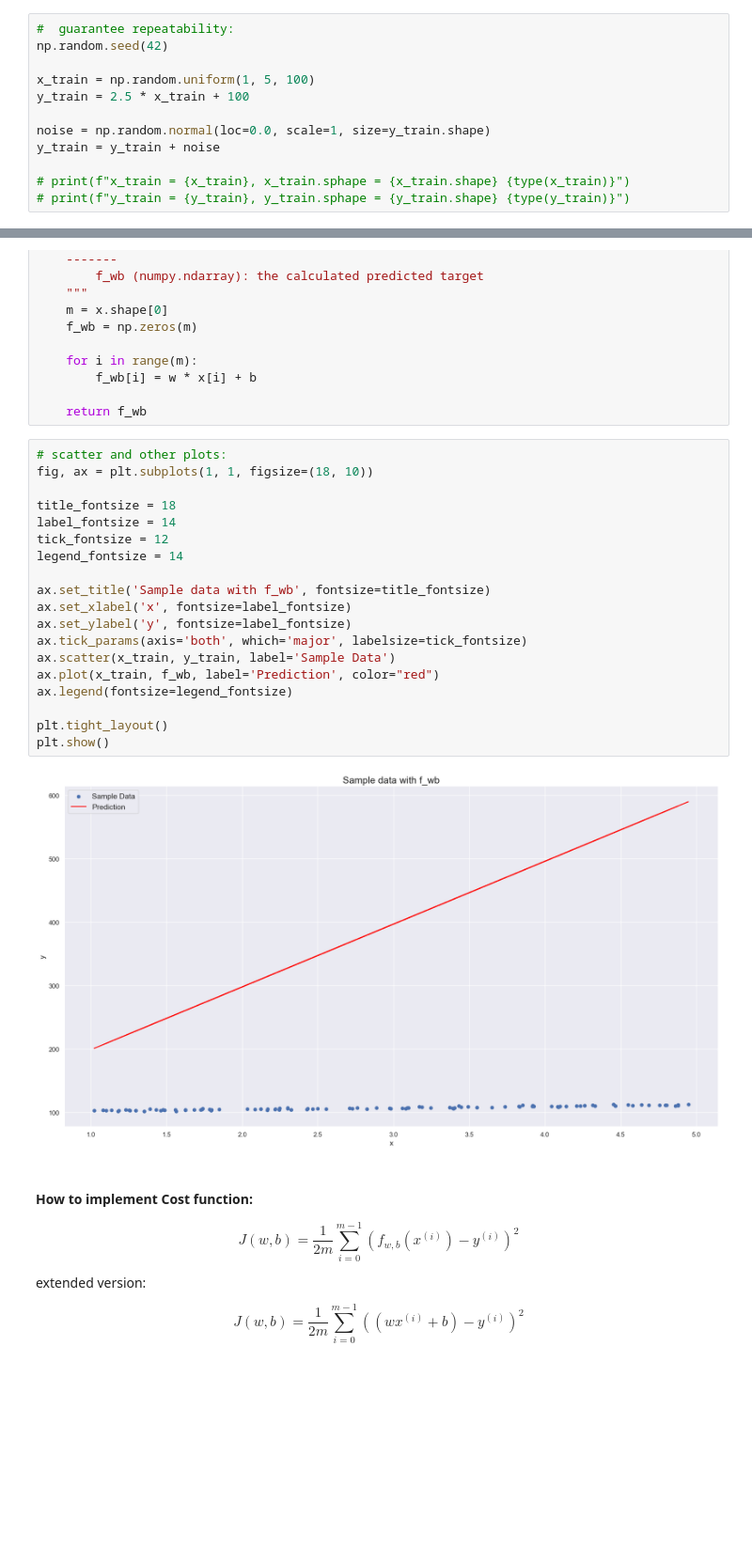
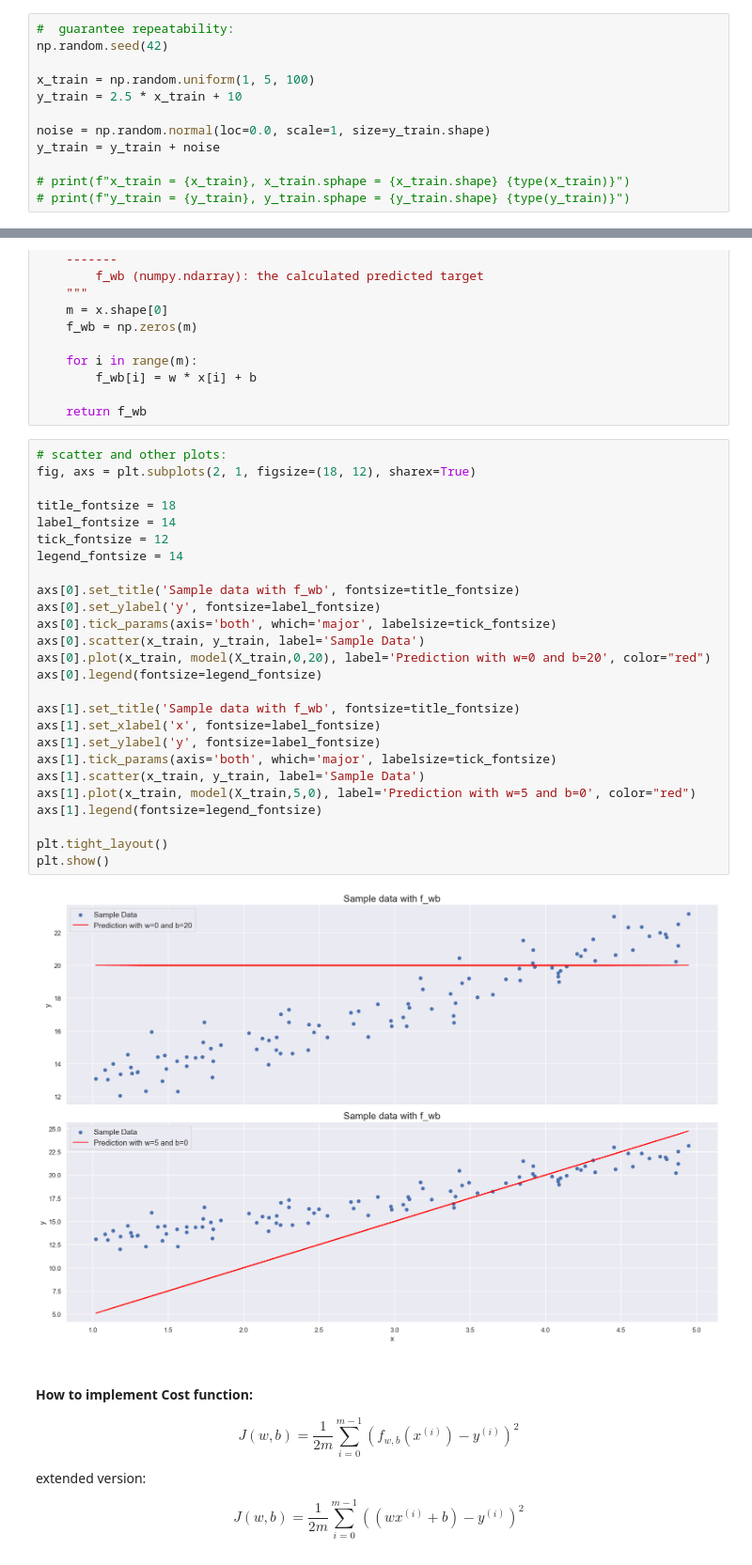
Before and after one commit to leandrofahur/artificial-inteligence-portifolio, a Jupyter notebook: machine-learning/supervised-learning/simple-linear-regression.ipynb, the cells around one changed output, grey strips where cells are left out. Shown: that part at 94% size. Cells and saved outputs as stored; diff of their text form; blank space fills up the shorter version.

```diff
--- a/machine-learning/supervised-learning/simple-linear-regression.ipynb
+++ b/machine-learning/supervised-learning/simple-linear-regression.ipynb
@@ -61,7 +61,7 @@ sns.set()
 np.random.seed(42)
 
 x_train = np.random.uniform(1, 5, 100)
-y_train = 2.5 * x_train + 100
+y_train = 2.5 * x_train + 10
 
 noise = np.random.normal(loc=0.0, scale=1, size=y_train.shape)
 y_train = y_train + noise
@@ -95,25 +95,32 @@ def model(x,w,b):
     return f_wb
 # %%
 # scatter and other plots:
-fig, ax = plt.subplots(1, 1, figsize=(18, 10))
+fig, axs = plt.subplots(2, 1, figsize=(18, 12), sharex=True)
 
 title_fontsize = 18
 label_fontsize = 14
 tick_fontsize = 12
 legend_fontsize = 14
 
-ax.set_title('Sample data with f_wb', fontsize=title_fontsize)
-ax.set_xlabel('x', fontsize=label_fontsize)
-ax.set_ylabel('y', fontsize=label_fontsize)
-ax.tick_params(axis='both', which='major', labelsize=tick_fontsize)
-ax.scatter(x_train, y_train, label='Sample Data')
-ax.plot(x_train, f_wb, label='Prediction', color="red")
-ax.legend(fontsize=legend_fontsize)
+axs[0].set_title('Sample data with f_wb', fontsize=title_fontsize)
+axs[0].set_ylabel('y', fontsize=label_fontsize)
+axs[0].tick_params(axis='both', which='major', labelsize=tick_fontsize)
+axs[0].scatter(x_train, y_train, label='Sample Data')
+axs[0].plot(x_train, model(X_train,0,20), label='Prediction with w=0 and b=20', color="red")
+axs[0].legend(fontsize=legend_fontsize)
+
+axs[1].set_title('Sample data with f_wb', fontsize=title_fontsize)
+axs[1].set_xlabel('x', fontsize=label_fontsize)
+axs[1].set_ylabel('y', fontsize=label_fontsize)
+axs[1].tick_params(axis='both', which='major', labelsize=tick_fontsize)
+axs[1].scatter(x_train, y_train, label='Sample Data')
+axs[1].plot(x_train, model(X_train,5,0), label='Prediction with w=5 and b=0', color="red")
+axs[1].legend(fontsize=legend_fontsize)
 
 plt.tight_layout()
 plt.show()
 # %% [output]
-[figure, old version]
+[figure, new version]
 # %% [markdown]
 #### **How to implement Cost function:**
 
```
Also changed, not shown: parts of 3 cells of this notebook.
